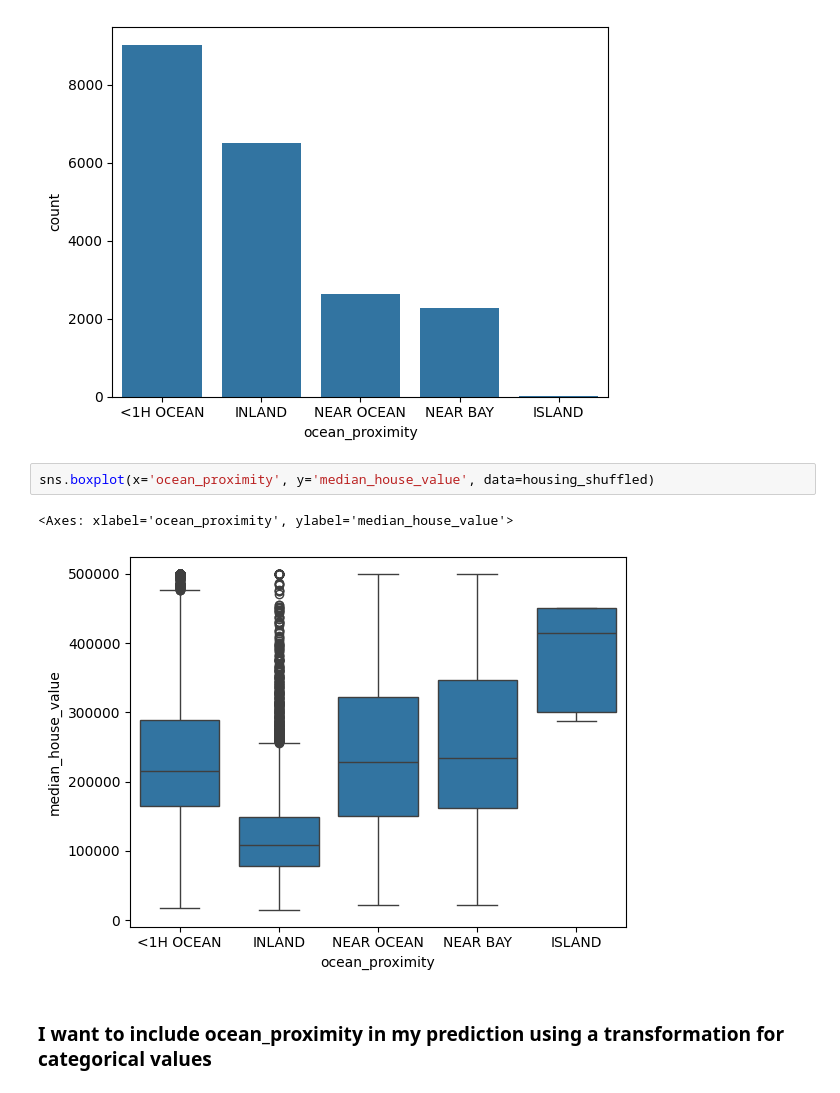
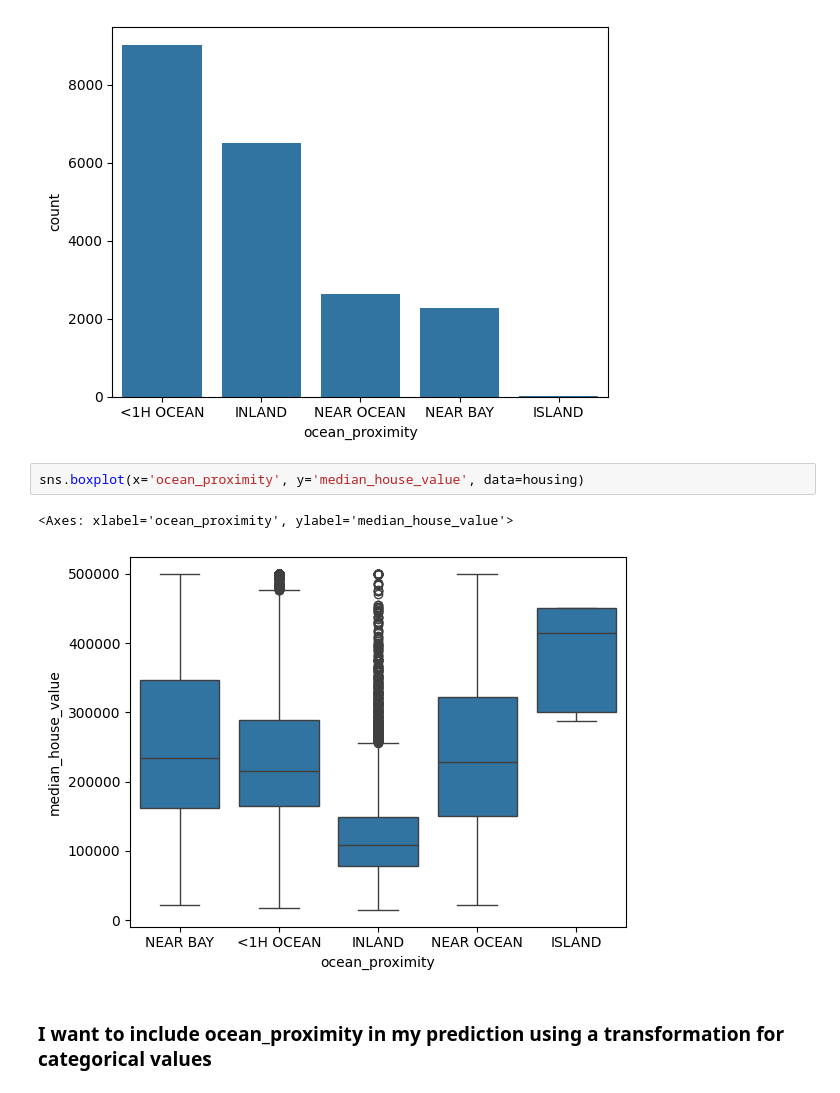
Before and after one commit to fjss75/house_price_predictor, a Jupyter notebook: housing_prices/housing.ipynb, the cells around one changed output. Cells and saved outputs as stored; diff of their text form.

```diff
--- a/housing_prices/housing.ipynb
+++ b/housing_prices/housing.ipynb
@@ -130,10 +118,10 @@ sns.barplot(ocean.value_counts())
 <Axes: xlabel='ocean_proximity', ylabel='count'>
 [figure]
 # %%
-sns.boxplot(x='ocean_proximity', y='median_house_value', data=housing_shuffled)
+sns.boxplot(x='ocean_proximity', y='median_house_value', data=housing)
 # %% [output]
 <Axes: xlabel='ocean_proximity', ylabel='median_house_value'>
-[figure, old version]
+[figure, new version]
 # %% [markdown]
 ### I want to include ocean_proximity in my prediction using a transformation for categorical values
 # %%
```
Also changed, not shown: parts of 16 cells of this notebook.
